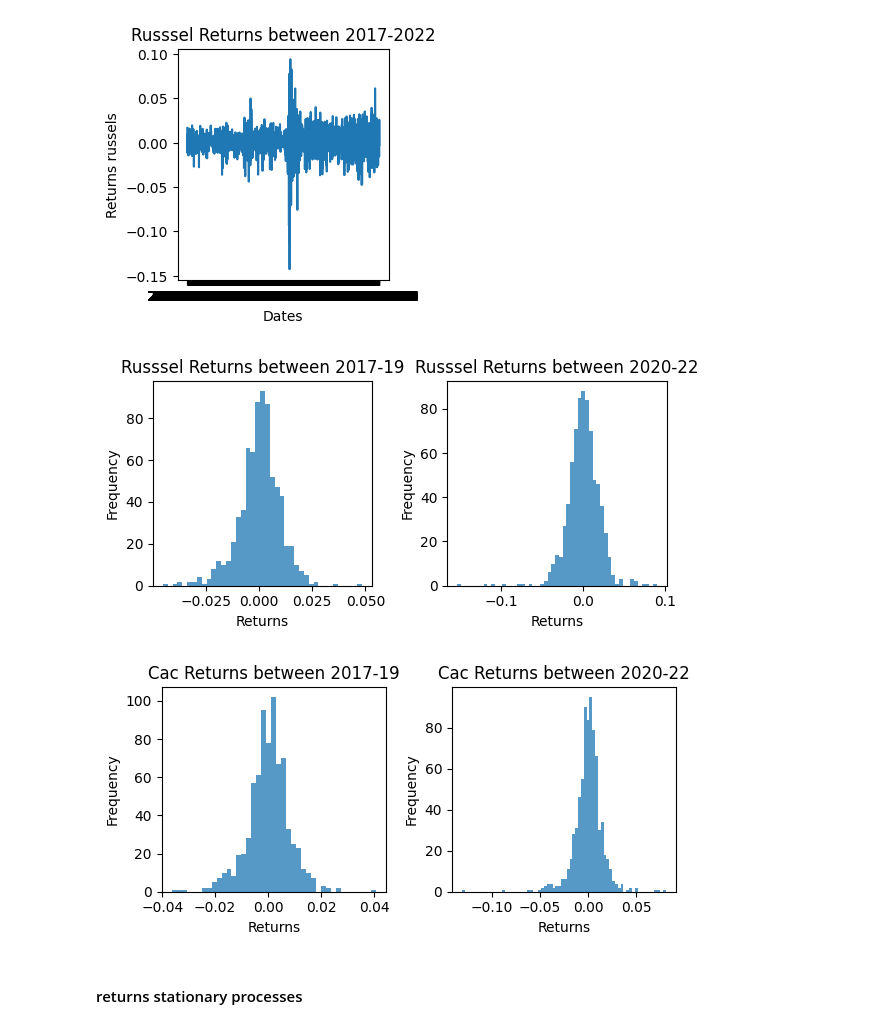
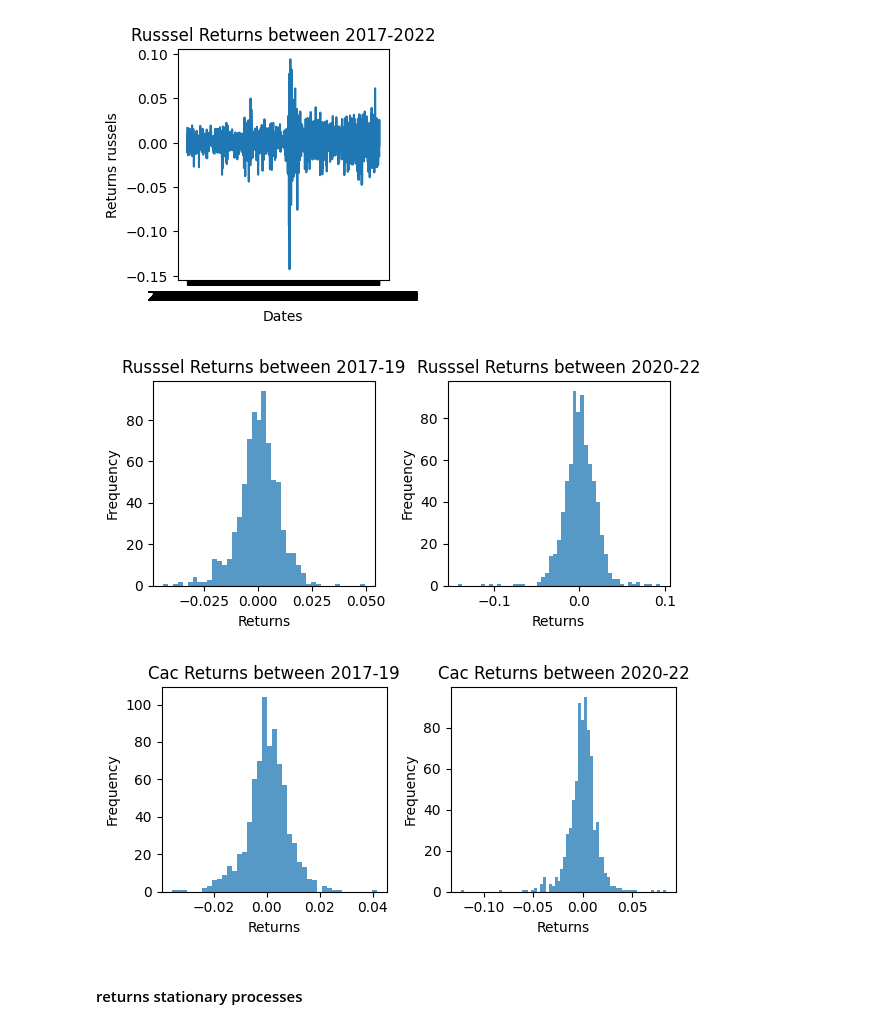
Before and after one commit to annanrard/projet-econom-trie-2023, a Jupyter notebook: main.ipynb, the cells around one changed output. Cells and saved outputs as stored; diff of their text form; code cells hidden in the pictures.

```diff
--- a/main.ipynb
+++ b/main.ipynb
@@ -19,11 +18,11 @@ ax.set_title('Russsel Returns between 2017-2022')
 ax.grid(True)
 plt.grid()
 
-#filtered_russel = np.where((returns_russel < -0.05) | (returns_russel > 0.05))[0]
-#filtered_date = russel.loc[filtered_russel, 'Date']
+filtered_russel = np.where((returns_russel < -0.05) | (returns_russel > 0.05))[0]
+filtered_date = russel.loc[filtered_russel, 'Date']
 #russel = russel.drop(filtered_russel)
 #returns_russel = np.delete(returns_russel,filtered_russel)
-#print (filtered_date)
+print (filtered_date)
 #ax = plt.subplot(1,2, 2)
 #plt.plot(russel['Date'][1:], returns_russel)
 #ax.set_xlabel('Dates')
@@ -32,14 +31,24 @@ plt.grid()
 #ax.grid(True)
 #plt.grid()
 
+
+
 russel_2017_2019 = russel[(russel['Date'] >= '2017-01-01') & (russel['Date'] <= '2019-12-31')]
 russel_2020_2022 = russel[(russel['Date'] >= '2020-01-01') & (russel['Date'] <= '2022-12-31')]
+
+russel_jul_2019 = russel[(russel['Date'] >= '2019-07-01') & (russel['Date'] <= '2019-07-31')]
+russel_march_2020 = russel[(russel['Date'] >= '2020-03-01') & (russel['Date'] <= '2020-03-31')]
+
 
 # Exporter les données filtrées vers de nouveaux fichiers CSV
 russel_2017_2019.to_csv('russel_2017_2019.csv', index=False)
 russel_2020_2022.to_csv('russel_2020_2022.csv', index=False)
+russel_march_2020.to_csv('russel_2020_2022.csv', index=False)
+russel_jul_2019.to_csv('russel_2020_2022.csv', index=False)
 russel_2017_2019['Date'] = pd.to_datetime(russel_2017_2019['Date'])
 russel_2020_2022['Date'] = pd.to_datetime(russel_2020_2022['Date'])
+russel_march_2020['Date'] = pd.to_datetime(russel_march_2020['Date'])
+russel_jul_2019['Date'] = pd.to_datetime(russel_jul_2019['Date'])
 
 cac = pd.read_csv("CAC40.csv")
 returns_cac = np.array(cac['Close'])[1:]/np.array(cac['Close'])[:-1] - 1
@@ -72,13 +81,4 @@ cac_2020_2022 = cac[(cac['Date'] >= '2020-01-01') & (cac['Date'] <= '2022-12-31'
 # Exporter les données filtrées vers de nouveaux fichiers CSV
 cac_2017_2019.to_csv('cac_2017_2019.csv', index=False)
 cac_2020_2022.to_csv('cac_2020_2022.csv', index=False)
-
-# Modèle GARCH
-#model_garch_russ2017 = arch_model(russel_2017_2019['Returns'].dropna(), vol='Garch', p=1, q=1)
-#model_garch_russ2020 = arch_model(russel_2020_2022['Returns'].dropna(), vol='Garch', p=1, q=1)
-#model_garch_cac2017 = arch_model(cac_2017_2019['Returns'].dropna(), vol='Garch', p=1, q=1)
-#model_garch_cac2020 = arch_model(cac_2020_2022['Returns'].dropna(), vol='Garch', p=1, q=1)
-
-#result = model_garch_russ2017.fit()
-#print(result.summary())
 # %% [output]
@@ -97,13 +113,18 @@ See the caveats in the documentation: https://pandas.pydata.org/pandas-docs/stab
 # %%
 #Création des 4 returns
 returns_cac_2017_2019 = np.array(cac_2017_2019['Close'])[1:]/np.array(cac_2017_2019['Close'])[:-1] - 1
-returns_cac_2017_2019 = np.log1p(returns_cac_2017_2019[~np.isnan(returns_cac_2017_2019)])
+returns_cac_2017_2019 = returns_cac_2017_2019[~np.isnan(returns_cac_2017_2019)]
 returns_cac_2020_2022 = np.array(cac_2020_2022['Close'])[1:]/np.array(cac_2020_2022['Close'])[:-1] - 1
-returns_cac_2020_2022 = np.log1p(returns_cac_2020_2022[~np.isnan(returns_cac_2020_2022)])
+returns_cac_2020_2022 = returns_cac_2020_2022[~np.isnan(returns_cac_2020_2022)]
 returns_russel_2017_2019 = np.array(russel_2017_2019['Close'])[1:]/np.array(russel_2017_2019['Close'])[:-1] - 1
-returns_russel_2017_2019 = np.log1p(returns_russel_2017_2019[~np.isnan(returns_russel_2017_2019)])
+returns_russel_2017_2019 = returns_russel_2017_2019[~np.isnan(returns_russel_2017_2019)]
 returns_russel_2020_2022 = np.array(russel_2020_2022['Close'])[1:]/np.array(russel_2020_2022['Close'])[:-1] - 1
-returns_russel_2020_2022 = np.log1p(returns_russel_2020_2022[~np.isnan(returns_russel_2020_2022)])
+returns_russel_2020_2022 = returns_russel_2020_2022[~np.isnan(returns_russel_2020_2022)]
+returns_russel_jul_2019 = np.array(russel_2020_2022['Close'])[1:]/np.array(russel_2020_2022['Close'])[:-1] - 1
+returns_russel_jul_2019 = returns_russel_jul_2019[~np.isnan(returns_russel_jul_2019)]
+returns_russel_march_2020 =  np.array(russel_march_2020['Close'])[1:]/np.array(russel_march_2020['Close'])[:-1] - 1
+returns_russel_march_2020 = returns_russel_march_2020[~np.isnan(returns_russel_march_2020)]
+
 
 figure = plt.figure(figsize=(6,3))
 ax = plt.subplot(1,2, 1)
@@ -255,6 +267,6 @@ mu 0.000529
 [figure]
-[figure, old version]
+[figure, new version]
-[figure, old version]
+[figure, new version]
 # %% [markdown]
 #### returns stationary processes
 # %%
```
Also changed, not shown: parts of 4 cells of this notebook, 2 other files.
